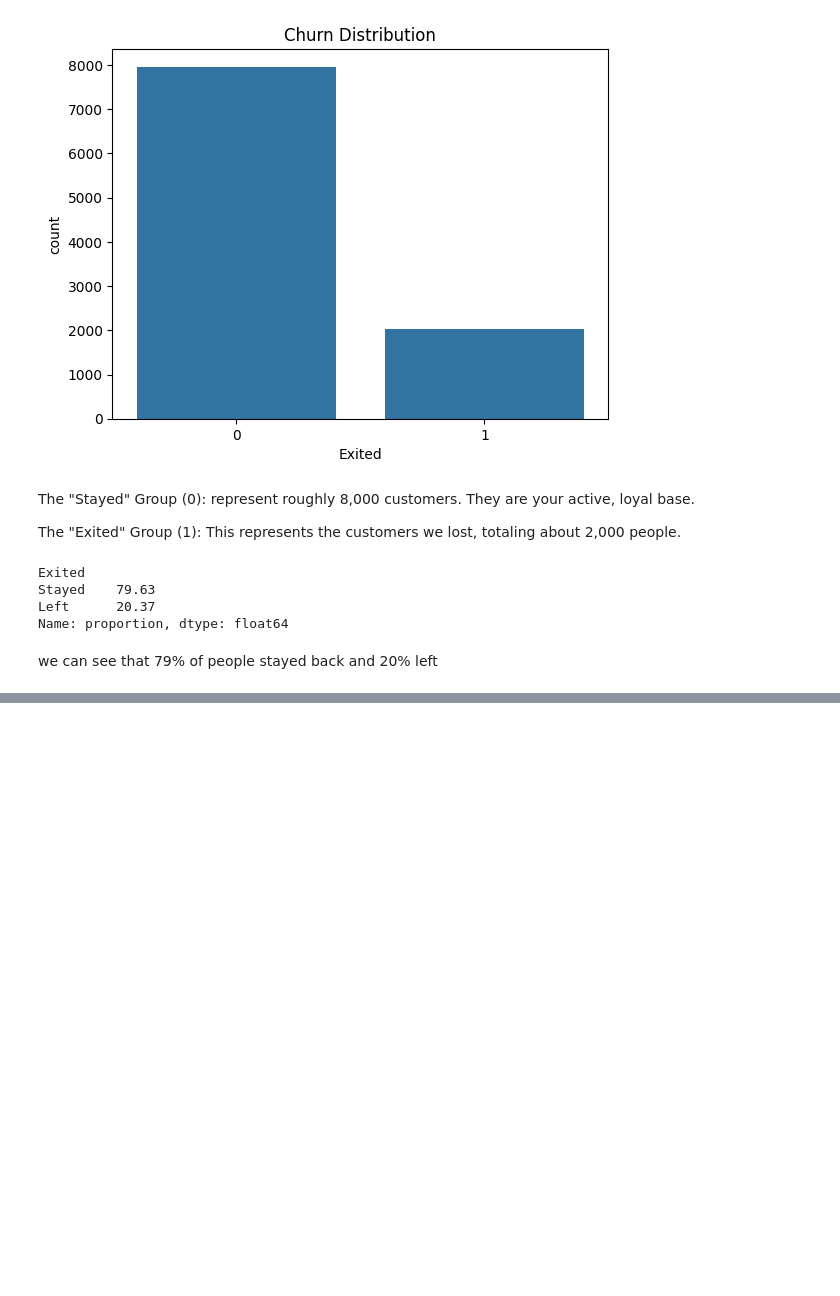
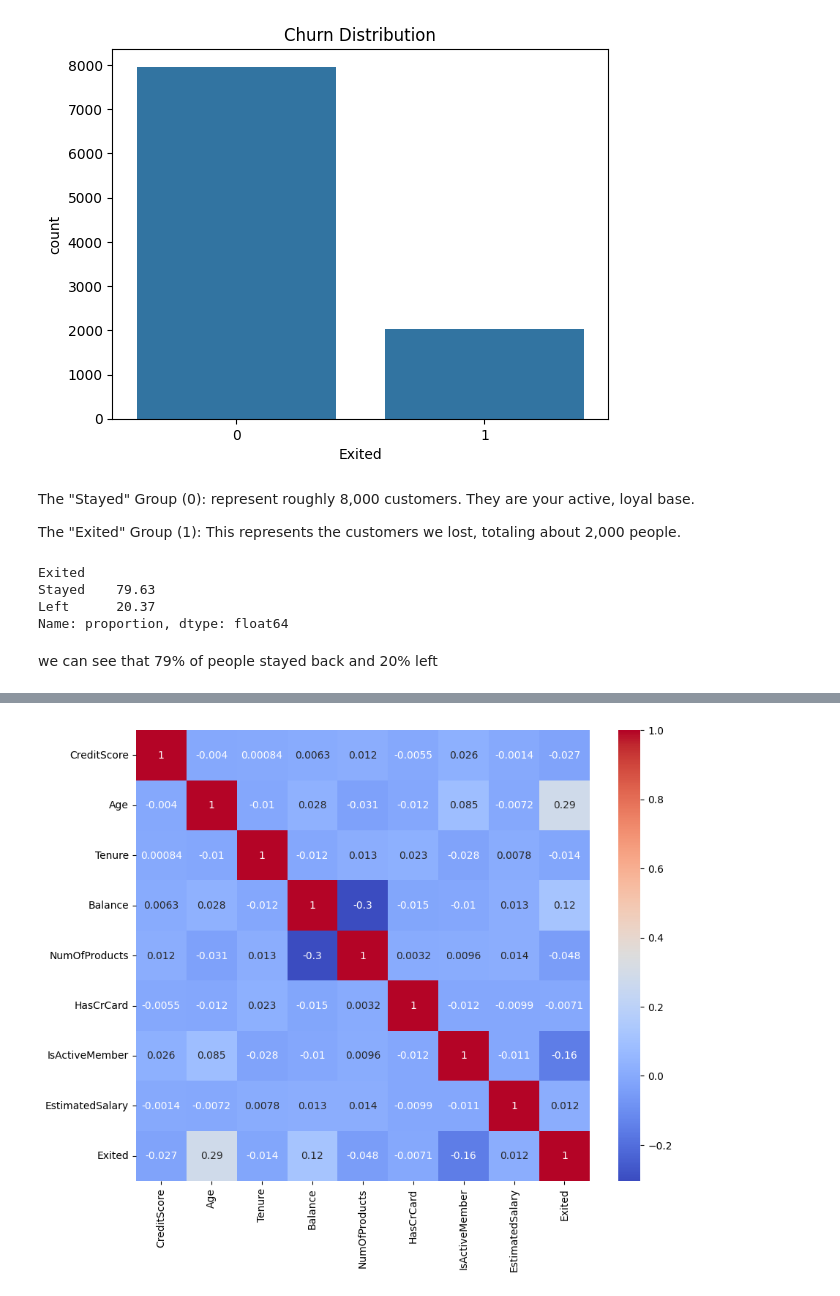
Before and after one commit to chighislian/customer-churn-prediction-ml, a Jupyter notebook: churn.ipynb, the cells around one changed output, grey strips where cells are left out. Drawn from its saved outputs; the diff is of its cells as text; code cells hidden in the pictures; blank space fills up the shorter version.

```diff
--- a/churn.ipynb
+++ b/churn.ipynb
@@ -102,0 +153,11 @@ we can see that 79% of people stayed back and 20% left
+# %%
+plt.figure(figsize=(10,8))
+sns.heatmap(df.corr(numeric_only=True),
+            annot=True,
+            cmap='coolwarm')
+plt.show()
+# this will create a heatmap to visualize the correlation between numerical features in the dataset.
+# It can help us identify any strong correlations that may exist between features,
+# which can be useful for feature selection and understanding relationships in the data.
+# %% [output]
+[figure, added]
```
Also changed, not shown: parts of 32 cells of this notebook.
